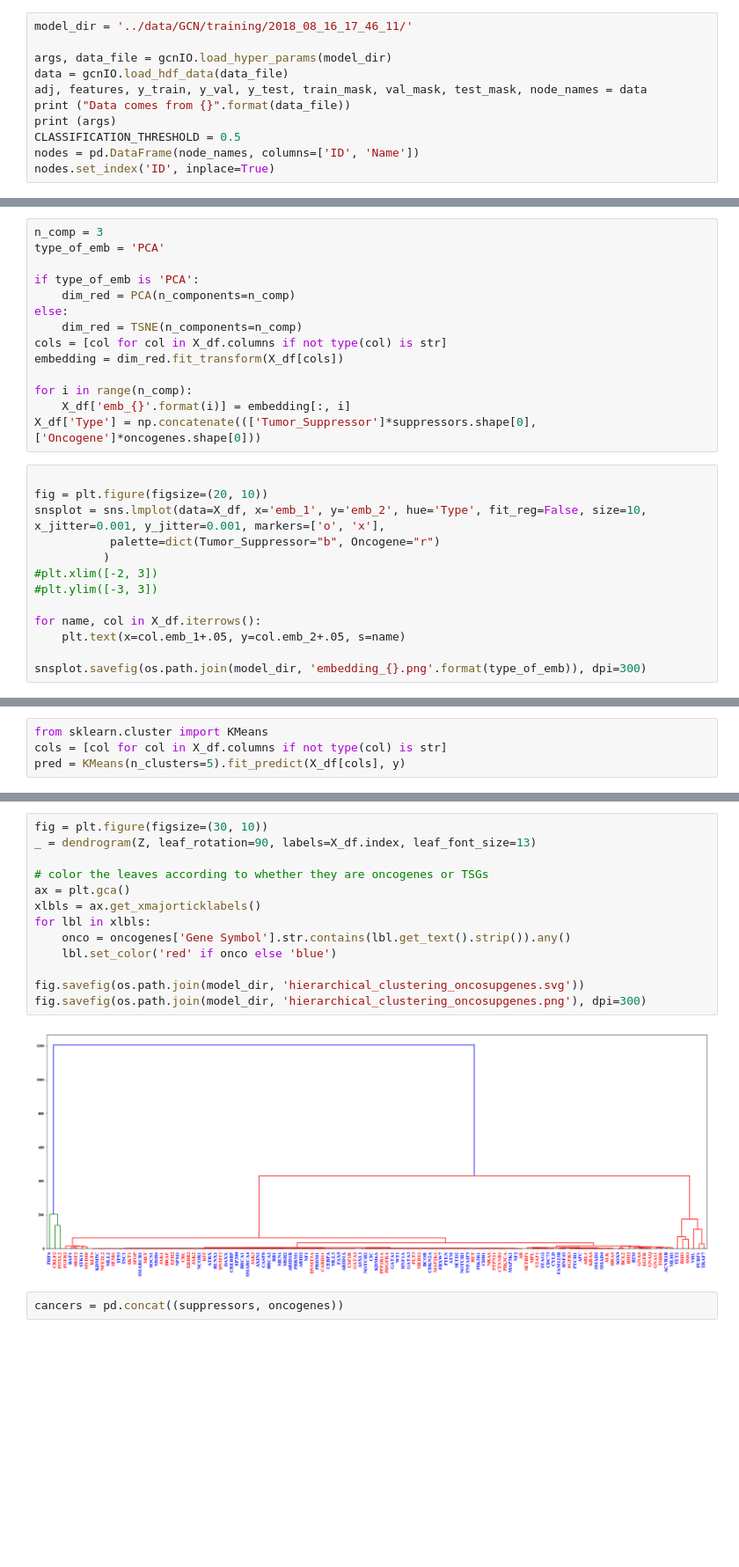
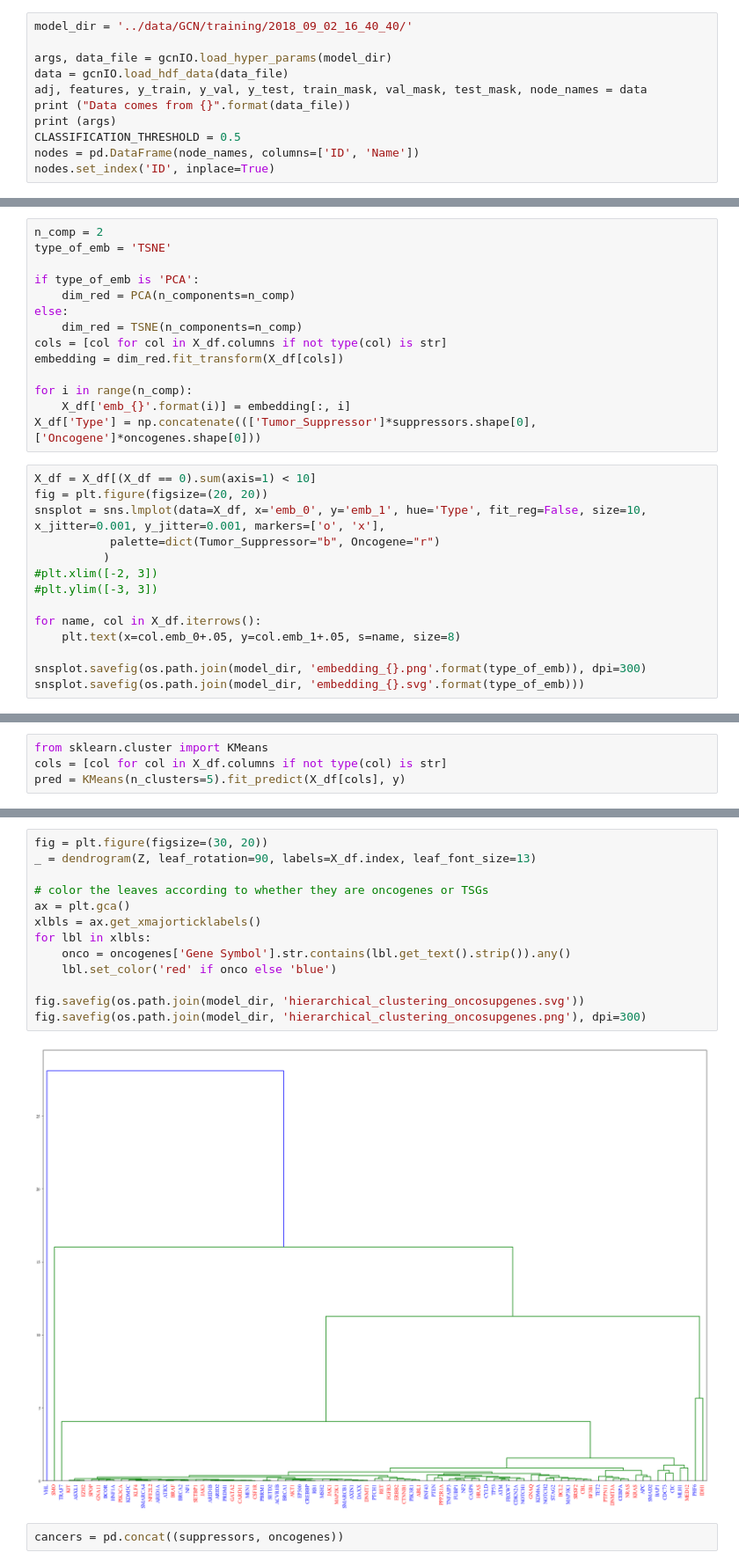
Before and after one commit to schulter/EMOGI, a Jupyter notebook: GCN/supressor_oncogene_clustering.ipynb, the cells around one changed output, grey strips where cells are left out. Shown at 88% size. Saved outputs shown, nothing was run; the diff lists cells and outputs as text; blank space fills up the shorter version.

```diff
--- a/GCN/supressor_oncogene_clustering.ipynb
+++ b/GCN/supressor_oncogene_clustering.ipynb
@@ -21,7 +21,7 @@ np.set_printoptions(suppress=True)
 clean = False
 lrp_rule = 'saliency'
 # %%
-model_dir = '../data/GCN/training/2018_08_16_17_46_11/'
+model_dir = '../data/GCN/training/2018_09_02_16_40_40/'
 
 args, data_file = gcnIO.load_hyper_params(model_dir)
 data = gcnIO.load_hdf_data(data_file)
@@ -107,8 +97,8 @@ X_df.head()
 # %% [markdown]
 ## Compute Embeddings & Plot
 # %%
-n_comp = 3
-type_of_emb = 'PCA'
+n_comp = 2
+type_of_emb = 'TSNE'
 
 if type_of_emb is 'PCA':
     dim_red = PCA(n_components=n_comp)
@@ -121,17 +111,18 @@ for i in range(n_comp):
     X_df['emb_{}'.format(i)] = embedding[:, i]
 X_df['Type'] = np.concatenate((['Tumor_Suppressor']*suppressors.shape[0], ['Oncogene']*oncogenes.shape[0]))
 # %%
-
-fig = plt.figure(figsize=(20, 10))
-snsplot = sns.lmplot(data=X_df, x='emb_1', y='emb_2', hue='Type', fit_reg=False, size=10, x_jitter=0.001, y_jitter=0.001, markers=['o', 'x'],
+X_df = X_df[(X_df == 0).sum(axis=1) < 10]
+fig = plt.figure(figsize=(20, 20))
+snsplot = sns.lmplot(data=X_df, x='emb_0', y='emb_1', hue='Type', fit_reg=False, size=10, x_jitter=0.001, y_jitter=0.001, markers=['o', 'x'],
            palette=dict(Tumor_Suppressor="b", Oncogene="r")
           )
 #plt.xlim([-2, 3])
 #plt.ylim([-3, 3])
 
 for name, col in X_df.iterrows():
-    plt.text(x=col.emb_1+.05, y=col.emb_2+.05, s=name)
+    plt.text(x=col.emb_0+.05, y=col.emb_1+.05, s=name, size=8)
 
 snsplot.savefig(os.path.join(model_dir, 'embedding_{}.png'.format(type_of_emb)), dpi=300)
+snsplot.savefig(os.path.join(model_dir, 'embedding_{}.svg'.format(type_of_emb)))
 # %% [output]
 <matplotlib.figure.Figure at 0x...>
@@ -165,18 +156,18 @@ c
 # %%
-fig = plt.figure(figsize=(30, 10))
+fig = plt.figure(figsize=(30, 20))
 _ = dendrogram(Z, leaf_rotation=90, labels=X_df.index, leaf_font_size=13)
 
 # color the leaves according to whether they are oncogenes or TSGs
 ax = plt.gca()
 xlbls = ax.get_xmajorticklabels()
 for lbl in xlbls:
     onco = oncogenes['Gene Symbol'].str.contains(lbl.get_text().strip()).any()
     lbl.set_color('red' if onco else 'blue')
 
 fig.savefig(os.path.join(model_dir, 'hierarchical_clustering_oncosupgenes.svg'))
 fig.savefig(os.path.join(model_dir, 'hierarchical_clustering_oncosupgenes.png'), dpi=300)
 # %% [output]
-[figure, old version]
+[figure, new version]
 # %%
 cancers = pd.concat((suppressors, oncogenes))
 # %%
```
Also changed, not shown: parts of 19 cells of this notebook, 2 other files.
